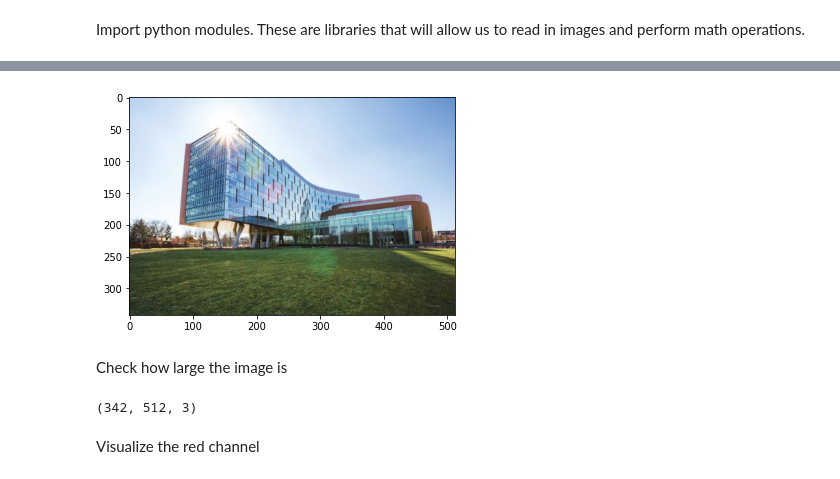
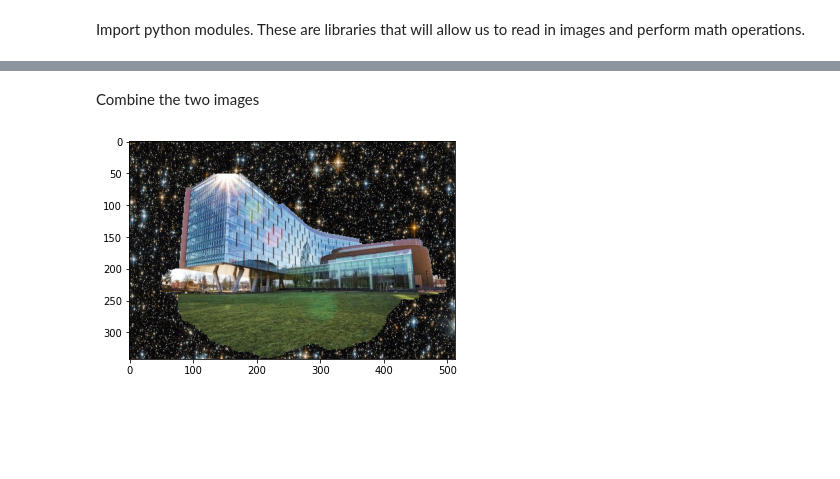
Before and after one commit to sriyayay/Technica_2021, a Jupyter notebook: DIY_Photoshop.ipynb, the cells around one changed output, grey strips where cells are left out. Cells and saved outputs as stored; diff of their text form; code cells hidden in the pictures; blank space fills up the shorter version.

```diff
--- a/DIY_Photoshop.ipynb
+++ b/DIY_Photoshop.ipynb
@@ -13,0 +9,9 @@ Plot the image
+# %%
+myimage_name = 'Iribe.jpg'#Change to your images name
+I = cv.imread(myimage_name,0)#Treats as grayscale
+I_color=cv.cvtColor(cv.imread(myimage_name),cv.COLOR_BGR2RGB)
+plt.imshow(I_color)
+plt.show()
+
+plt.imshow(I)
+plt.show()
@@ -13,0 +31,10 @@ Plot the image
+# %%
+mask = np.zeros(I_color.shape[:2],np.uint8)
+bgdModel = np.zeros((1,65),np.float64)
+fgdModel = np.zeros((1,65),np.float64)
+rect = (50,50,450,290)#Adjusts area of interest
+cv.grabCut(I_color,mask,rect,bgdModel,fgdModel,5,cv.GC_INIT_WITH_RECT)
+mask2 = np.where((mask==2)|(mask==0),0,1).astype('uint8')
+I_color_masked = I_color*mask2[:,:,np.newaxis]
+plt.imshow(I_color_masked)
+plt.show()
@@ -13,0 +45,7 @@ Plot the image
+# %%
+myImageName2='HubbleImage.jpg'
+I2_color=cv.cvtColor(cv.imread(myImageName2),cv.COLOR_BGR2RGB)
+dim=(512,342)#This should be the size of the image you uploaded
+I2_resized = cv.resize(I2_color,dsize=dim, interpolation = cv.INTER_CUBIC)
+plt.imshow(I2_resized)
+plt.show()
@@ -13,0 +56,4 @@ Plot the image
+# %%
+I2_color_masked=I2_resized*(1-mask2[:,:,np.newaxis])
+plt.imshow(I2_color_masked)
+plt.show()
@@ -14,13 +62,8 @@ Plot the image
+# %% [markdown]
+Combine the two images
 # %%
-plt.imshow(I)
+I3_color=I_color_masked+I2_color_masked
+plt.imshow(I3_color)
 plt.show()
 # %% [output]
-[figure, old version]
+[figure, new version]
-# %% [markdown]
-Check how large the image is
-# %%
-print(I.shape)
-# %% [output]
-(342, 512, 3)
-# %% [markdown]
-Visualize the red channel
```
Also changed, not shown: parts of 23 cells of this notebook.
